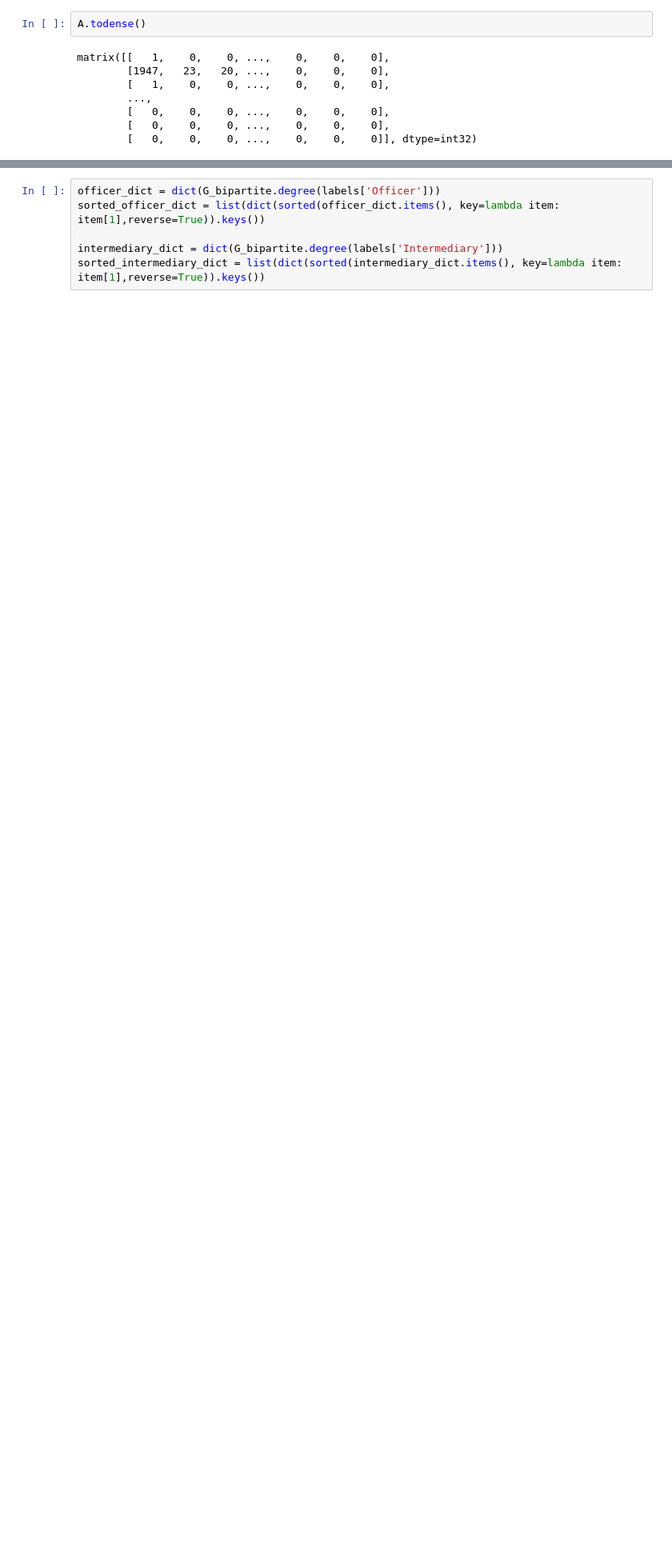
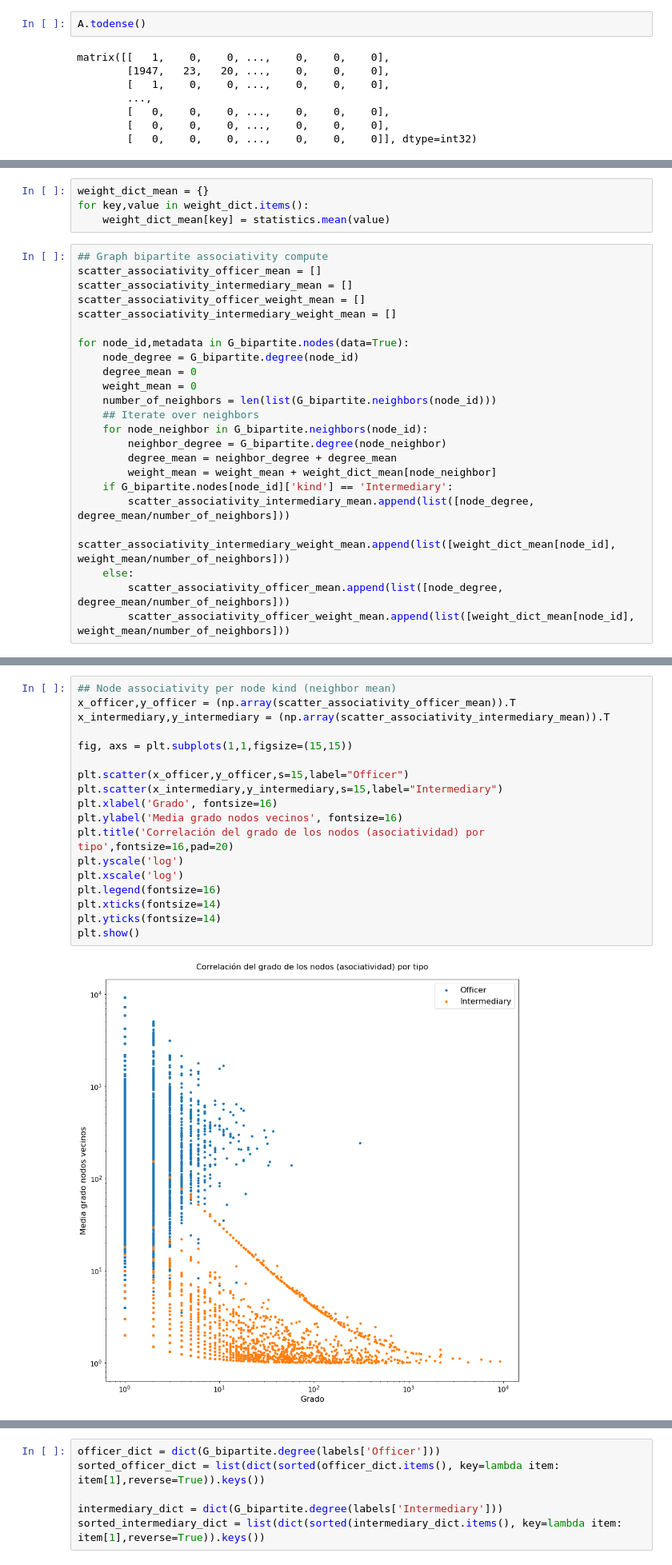
Before and after one commit to edgrz/panama-papers, a Jupyter notebook: weight_graph.ipynb, the cells around one changed output, grey strips where cells are left out. Shown: that part at 80% size. Cells and saved outputs as stored; diff of their text form; blank space fills up the shorter version.

```diff
--- a/weight_graph.ipynb
+++ b/weight_graph.ipynb
@@ -121,0 +133,27 @@ for k,v in G_bipartite.degree(labels['Officer']):
+# %%
+weight_dict_mean = {}
+for key,value in weight_dict.items():
+    weight_dict_mean[key] = statistics.mean(value)
+# %%
+## Graph bipartite associativity compute
+scatter_associativity_officer_mean = []
+scatter_associativity_intermediary_mean = []
+scatter_associativity_officer_weight_mean = []
+scatter_associativity_intermediary_weight_mean = []
+
+for node_id,metadata in G_bipartite.nodes(data=True):
+    node_degree = G_bipartite.degree(node_id)
+    degree_mean = 0
+    weight_mean = 0
+    number_of_neighbors = len(list(G_bipartite.neighbors(node_id)))
+    ## Iterate over neighbors
+    for node_neighbor in G_bipartite.neighbors(node_id):
+        neighbor_degree = G_bipartite.degree(node_neighbor)
+        degree_mean = neighbor_degree + degree_mean
+        weight_mean = weight_mean + weight_dict_mean[node_neighbor]
+    if G_bipartite.nodes[node_id]['kind'] == 'Intermediary':
+        scatter_associativity_intermediary_mean.append(list([node_degree, degree_mean/number_of_neighbors]))
+        scatter_associativity_intermediary_weight_mean.append(list([weight_dict_mean[node_id], weight_mean/number_of_neighbors]))
+    else:
+        scatter_associativity_officer_mean.append(list([node_degree, degree_mean/number_of_neighbors]))
+        scatter_associativity_officer_weight_mean.append(list([weight_dict_mean[node_id], weight_mean/number_of_neighbors]))
@@ -121,0 +164,20 @@ for k,v in G_bipartite.degree(labels['Officer']):
+# %%
+## Node associativity per node kind (neighbor mean)
+x_officer,y_officer = (np.array(scatter_associativity_officer_mean)).T
+x_intermediary,y_intermediary = (np.array(scatter_associativity_intermediary_mean)).T
+
+fig, axs = plt.subplots(1,1,figsize=(15,15))
+
+plt.scatter(x_officer,y_officer,s=15,label="Officer")
+plt.scatter(x_intermediary,y_intermediary,s=15,label="Intermediary")
+plt.xlabel('Grado', fontsize=16)
+plt.ylabel('Media grado nodos vecinos', fontsize=16)
+plt.title('Correlación del grado de los nodos (asociatividad) por tipo',fontsize=16,pad=20)
+plt.yscale('log')
+plt.xscale('log')
+plt.legend(fontsize=16)
+plt.xticks(fontsize=14)
+plt.yticks(fontsize=14)
+plt.show()
+# %% [output]
+[figure, added]
```
Also changed, not shown: parts of 36 cells of this notebook, 2 other files.
